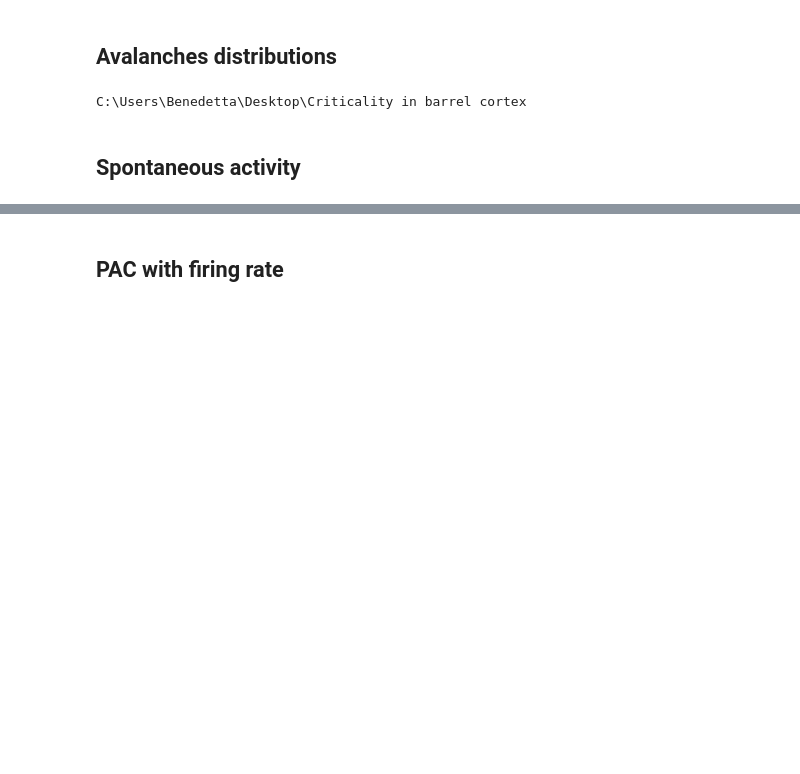
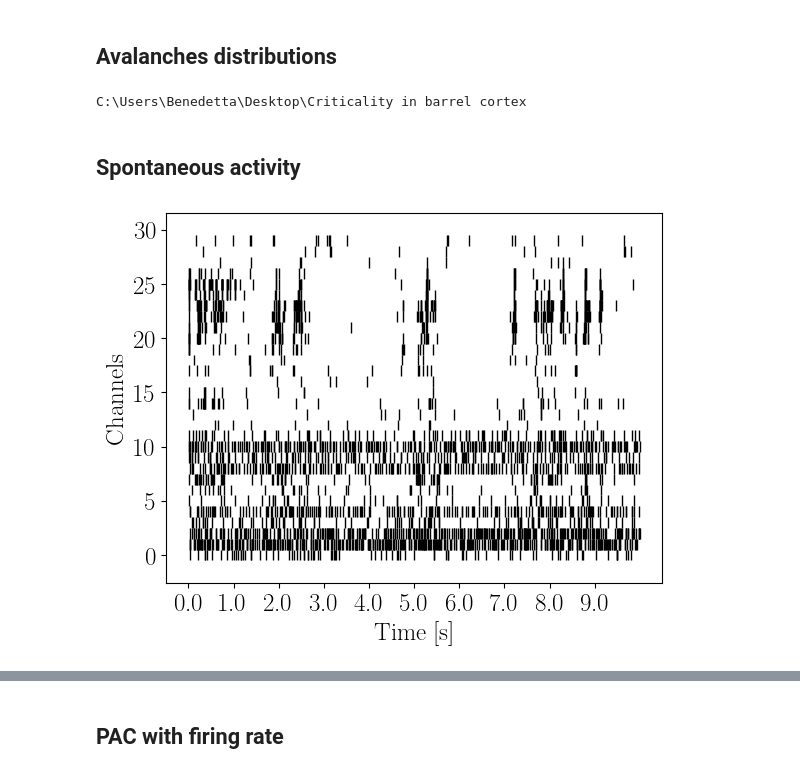
Before and after one commit to benedetta-mariani/Marianietal2026-PlosCompBio, a Jupyter notebook: Figure 3.ipynb, the cells around one changed output, grey strips where cells are left out. Saved outputs shown, nothing was run; the diff lists cells and outputs as text; code cells hidden in the pictures; blank space fills up the shorter version.

```diff
--- a/Figure 3.ipynb
+++ b/Figure 3.ipynb
@@ -119,3 +123,17 @@ pos = np.asarray(pos)
+# %%
+
+pos = []
+trial = 24
+for g in range(binspikes[trial].shape[0]):
+    pos.append(np.where(binspikes[trial,g]>0)[0])
+
+pos = np.asarray(pos)
+plt.eventplot(pos, color='black',linewidth=1.);
+plt.xlabel('Time [s]')
+plt.xticks(np.arange(0,25000*10,25000), labels = np.arange(0,25000*10,25000)/25000)
+plt.ylabel('Channels');
+# %% [output]
+[figure, added]
 # %%
 nch = spikesTrials.shape[1]
 num = spikesTrials.shape[0]
```
Also changed, not shown: parts of 26 cells of this notebook.
